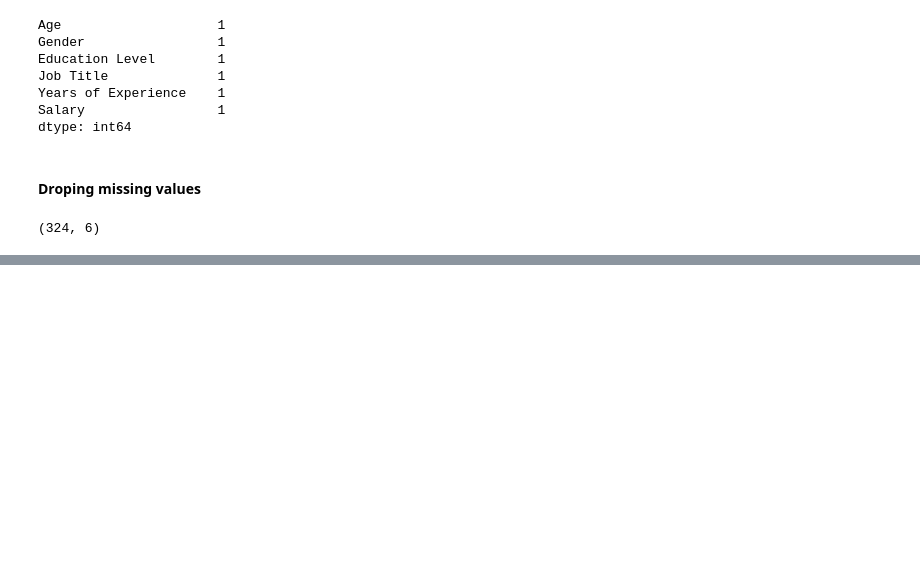
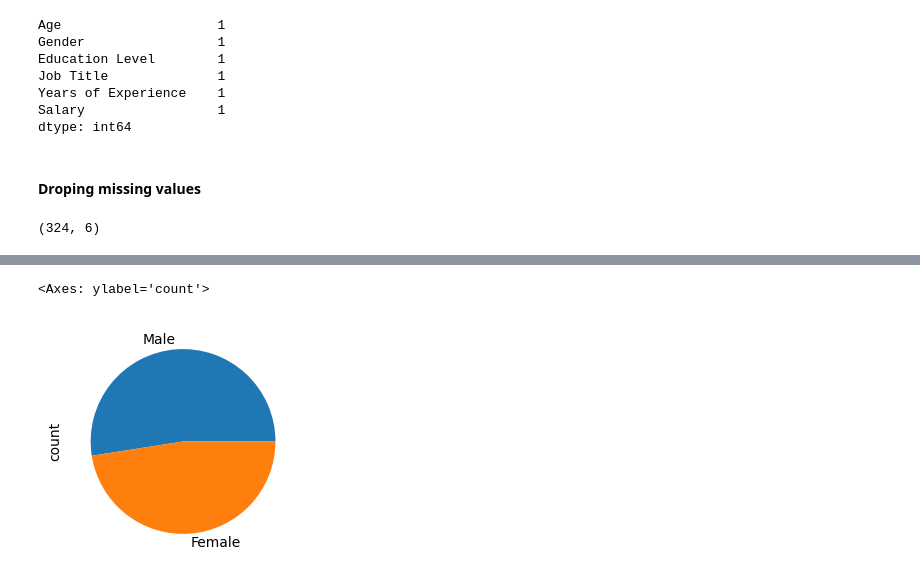
Before and after one commit to vinaygupta88/Empl-Salary-Predection, a Jupyter notebook: Training Files/Emp-Salary-Prediction.ipynb, the cells around one changed output, grey strips where cells are left out. Cells and saved outputs as stored; diff of their text form; code cells hidden in the pictures; blank space fills up the shorter version.

```diff
--- a/Training Files/Emp-Salary-Prediction.ipynb
+++ b/Training Files/Emp-Salary-Prediction.ipynb
@@ -108,0 +166,5 @@ df.shape
+# %%
+df['Gender'].value_counts().plot(kind = 'pie',figsize=(3, 3) )
+# %% [output]
+<Axes: ylabel='count'>
+[figure, added]
```
Also changed, not shown: parts of 12 cells of this notebook.
